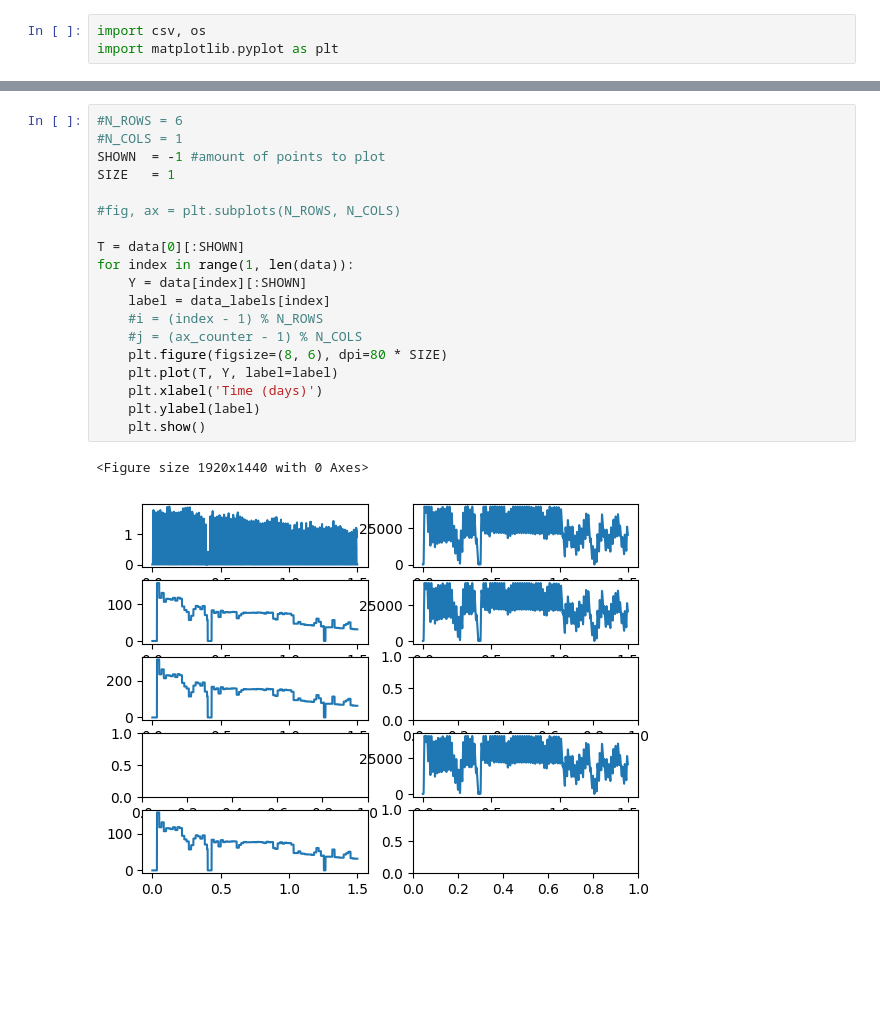
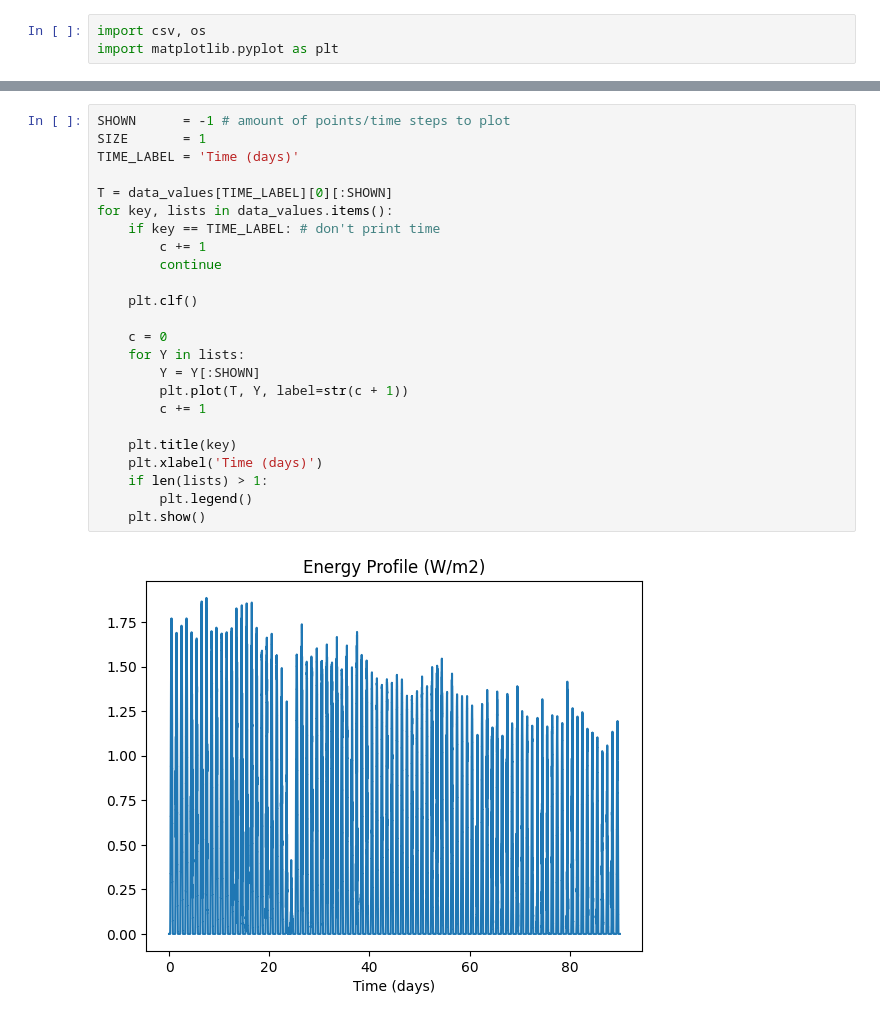
Before and after one commit to Indyuce/odmacpp, a Jupyter notebook: python/plot_data.ipynb, the cells around one changed output, grey strips where cells are left out. Drawn from its saved outputs; the diff is of its cells as text; blank space fills up the shorter version.

Commit message:
group graphs by nature

```diff
--- a/python/plot_data.ipynb
+++ b/python/plot_data.ipynb
@@ -31,23 +39,27 @@ with open(file_path) as csv_file:
             c += 1
-# %%
-#N_ROWS = 6
-#N_COLS = 1
-SHOWN  = -1 #amount of points to plot
-SIZE   = 1
-
-#fig, ax = plt.subplots(N_ROWS, N_COLS)
-
-T = data[0][:SHOWN]
-for index in range(1, len(data)):
-    Y = data[index][:SHOWN]
-    label = data_labels[index]
-    #i = (index - 1) % N_ROWS
-    #j = (ax_counter - 1) % N_COLS
-    plt.figure(figsize=(8, 6), dpi=80 * SIZE)
-    plt.plot(T, Y, label=label)
-    plt.xlabel('Time (days)')
-    plt.ylabel(label)
-    plt.show()
-# %% [output]
-<Figure size 1920x1440 with 0 Axes>
-[figure, removed]
+# %%
+SHOWN      = -1 # amount of points/time steps to plot
+SIZE       = 1
+TIME_LABEL = 'Time (days)'
+
+T = data_values[TIME_LABEL][0][:SHOWN]
+for key, lists in data_values.items():
+    if key == TIME_LABEL: # don't print time
+        c += 1
+        continue
+
+    plt.clf()
+
+    c = 0
+    for Y in lists:
+        Y = Y[:SHOWN]
+        plt.plot(T, Y, label=str(c + 1))
+        c += 1
+
+    plt.title(key)
+    plt.xlabel('Time (days)')
+    if len(lists) > 1:
+        plt.legend()
+    plt.show()
+# %% [output]
+[figure, added]
```
Also changed, not shown: parts of 2 cells of this notebook, 1 other file.
